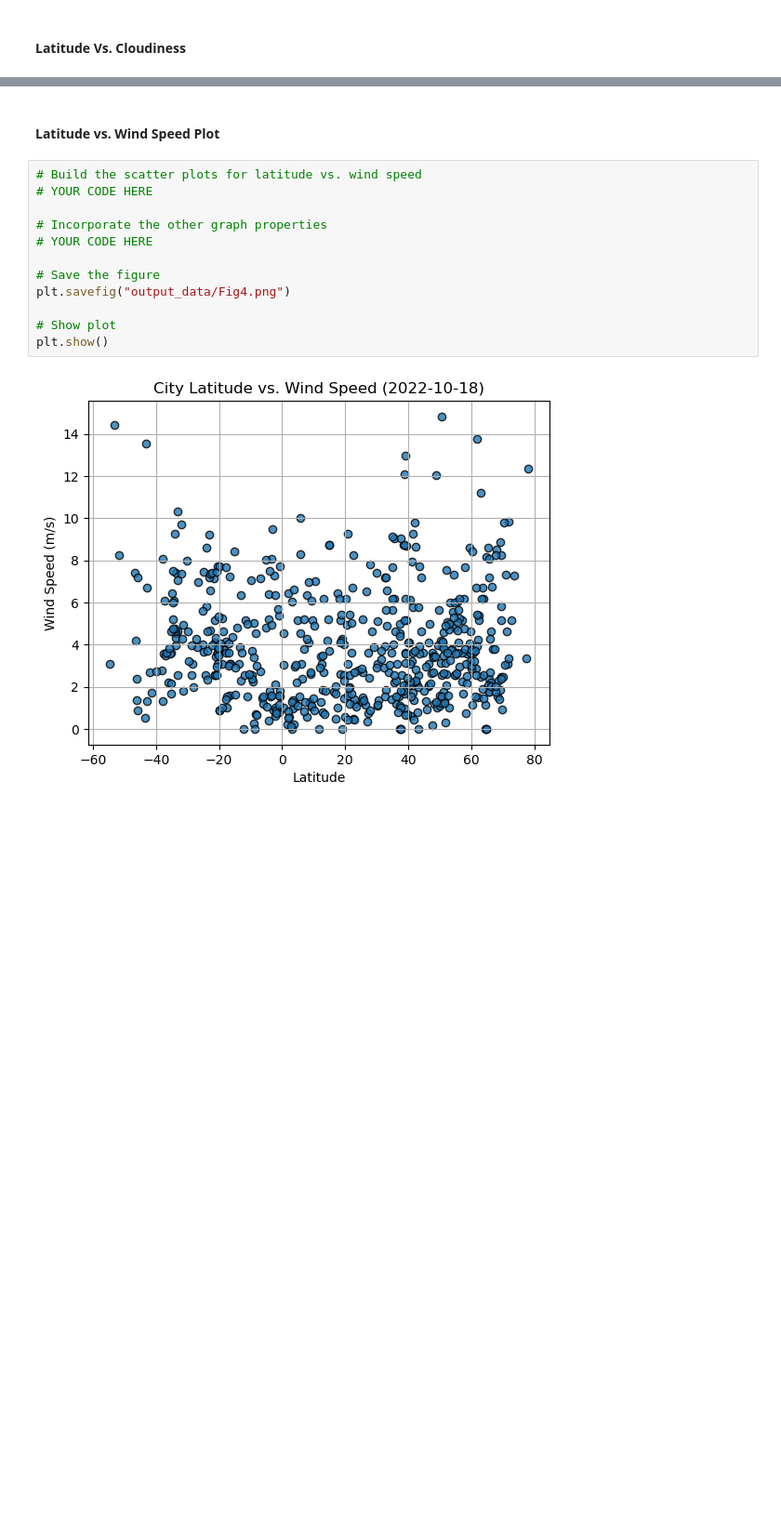
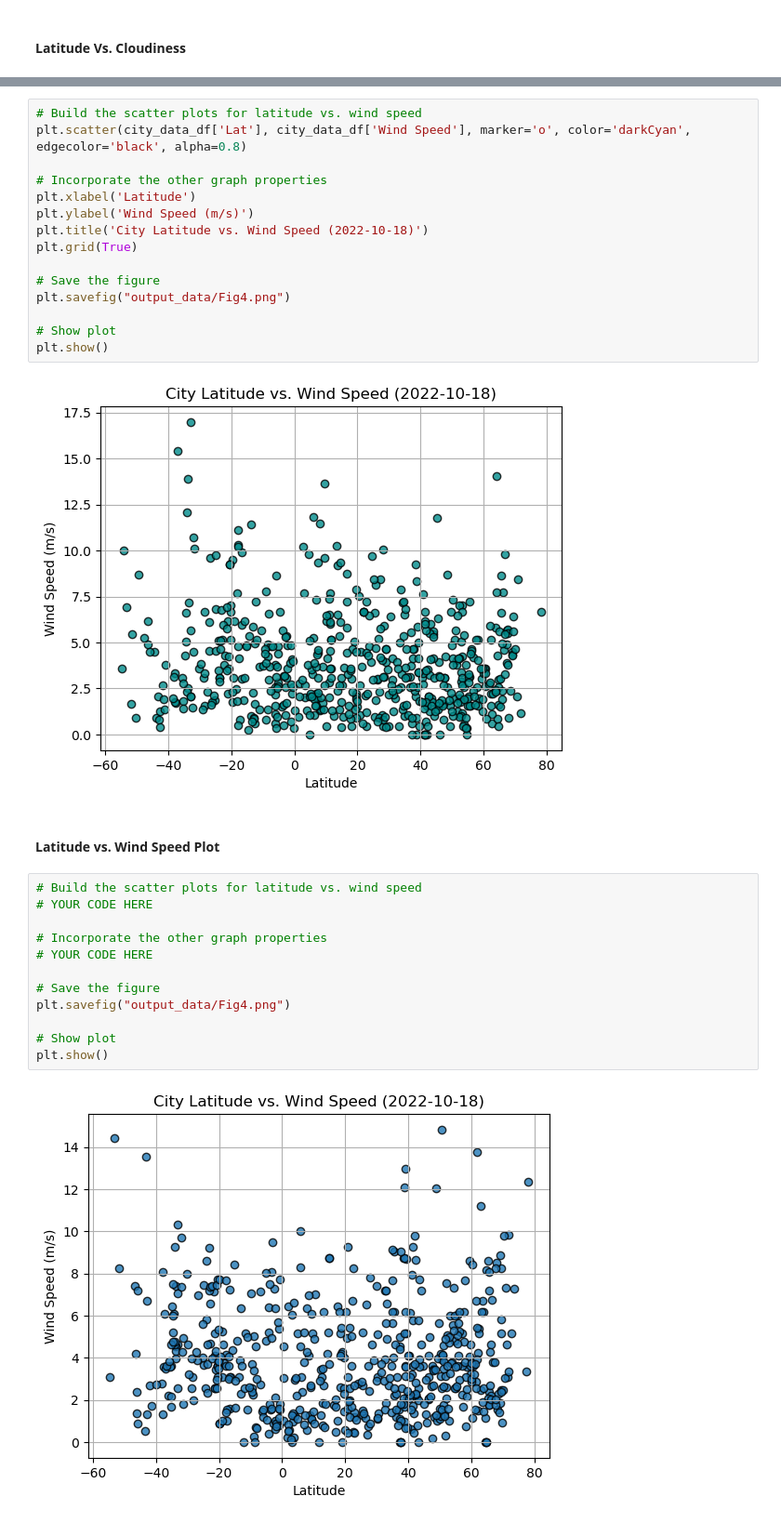
Before and after one commit to mhosseinf/Madule_6_Challenge_python-API, a Jupyter notebook: starter_code/WeatherPy.ipynb, the cells around one changed output, grey strips where cells are left out. Shown at 93% size. Drawn from its saved outputs; the diff is of its cells as text; blank space fills up the shorter version.

```diff
--- a/starter_code/WeatherPy.ipynb
+++ b/starter_code/WeatherPy.ipynb
@@ -239,3 +252,20 @@ plt.show()
+# %%
+# Build the scatter plots for latitude vs. wind speed
+plt.scatter(city_data_df['Lat'], city_data_df['Wind Speed'], marker='o', color='darkCyan', edgecolor='black', alpha=0.8)
+
+# Incorporate the other graph properties
+plt.xlabel('Latitude')
+plt.ylabel('Wind Speed (m/s)')
+plt.title('City Latitude vs. Wind Speed (2022-10-18)')
+plt.grid(True)
+
+# Save the figure
+plt.savefig("output_data/Fig4.png")
+
+# Show plot
+plt.show()
+# %% [output]
+[figure, added]
 # %% [markdown]
 #### Latitude vs. Wind Speed Plot
 # %%
```
Also changed, not shown: parts of 3 cells of this notebook, 4 other files.
